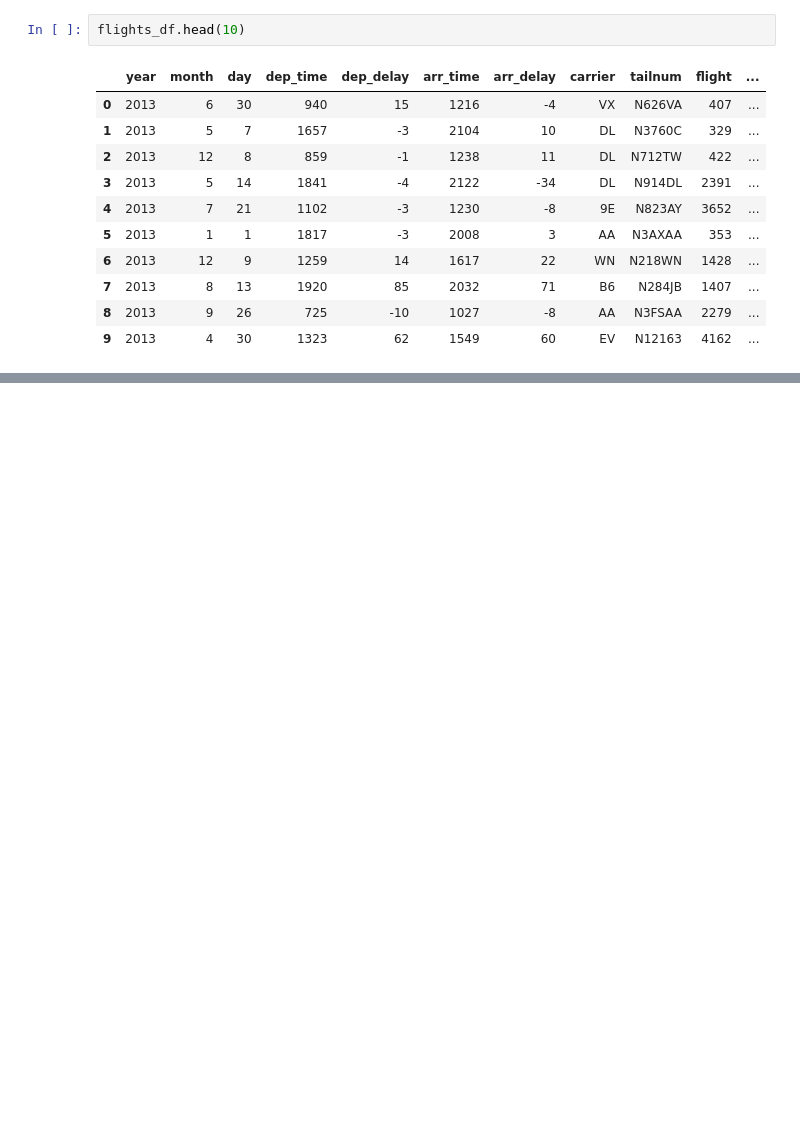
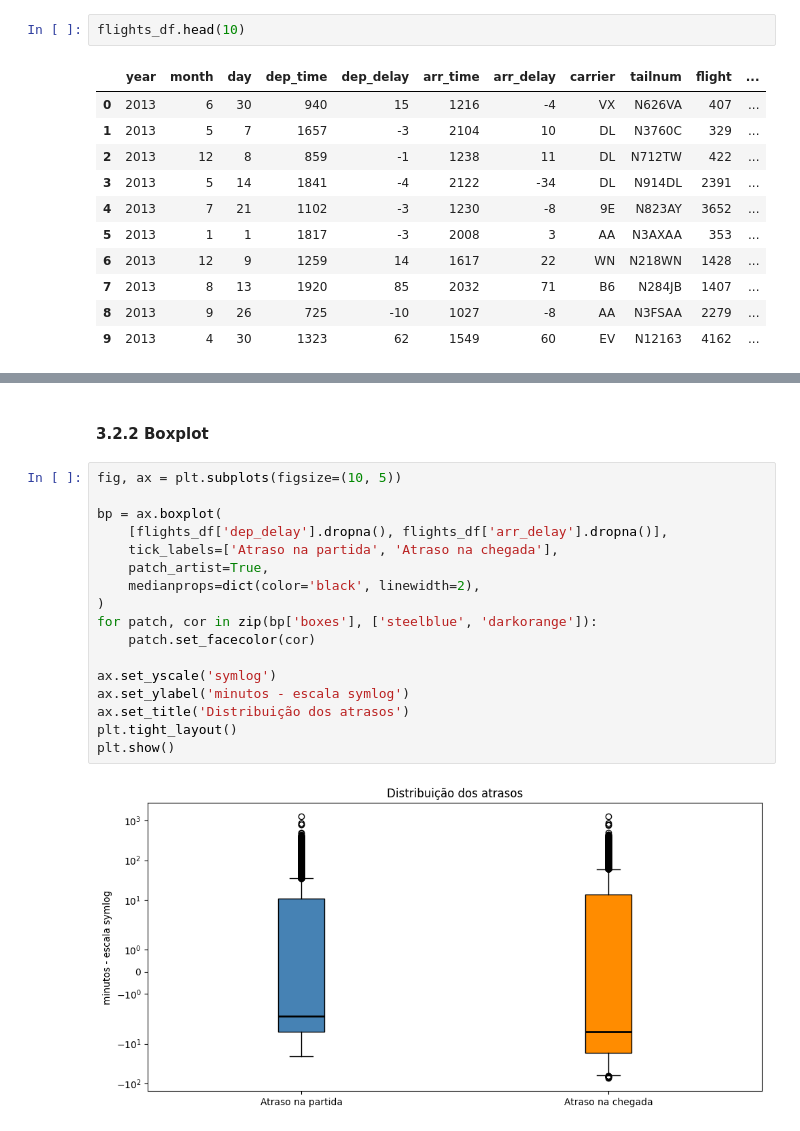
Before and after one commit to heitorctmba/MBA-01-estatistica-nycflights, a Jupyter notebook: nycflights.ipynb, the cells around one changed output, grey strips where cells are left out. Drawn from its saved outputs; the diff is of its cells as text; blank space fills up the shorter version.

```diff
--- a/nycflights.ipynb
+++ b/nycflights.ipynb
@@ -78,0 +127,21 @@ flights_df.head(10)
+# %% [markdown]
+#### 3.2.2 Boxplot
+# %%
+fig, ax = plt.subplots(figsize=(10, 5))
+
+bp = ax.boxplot(
+    [flights_df['dep_delay'].dropna(), flights_df['arr_delay'].dropna()],
+    tick_labels=['Atraso na partida', 'Atraso na chegada'],
+    patch_artist=True,
+    medianprops=dict(color='black', linewidth=2),
+)
+for patch, cor in zip(bp['boxes'], ['steelblue', 'darkorange']):
+    patch.set_facecolor(cor)
+
+ax.set_yscale('symlog')
+ax.set_ylabel('minutos - escala symlog')
+ax.set_title('Distribuição dos atrasos')
+plt.tight_layout()
+plt.show()
+# %% [output]
+[figure, added]
```
Also changed, not shown: parts of 19 cells of this notebook.
